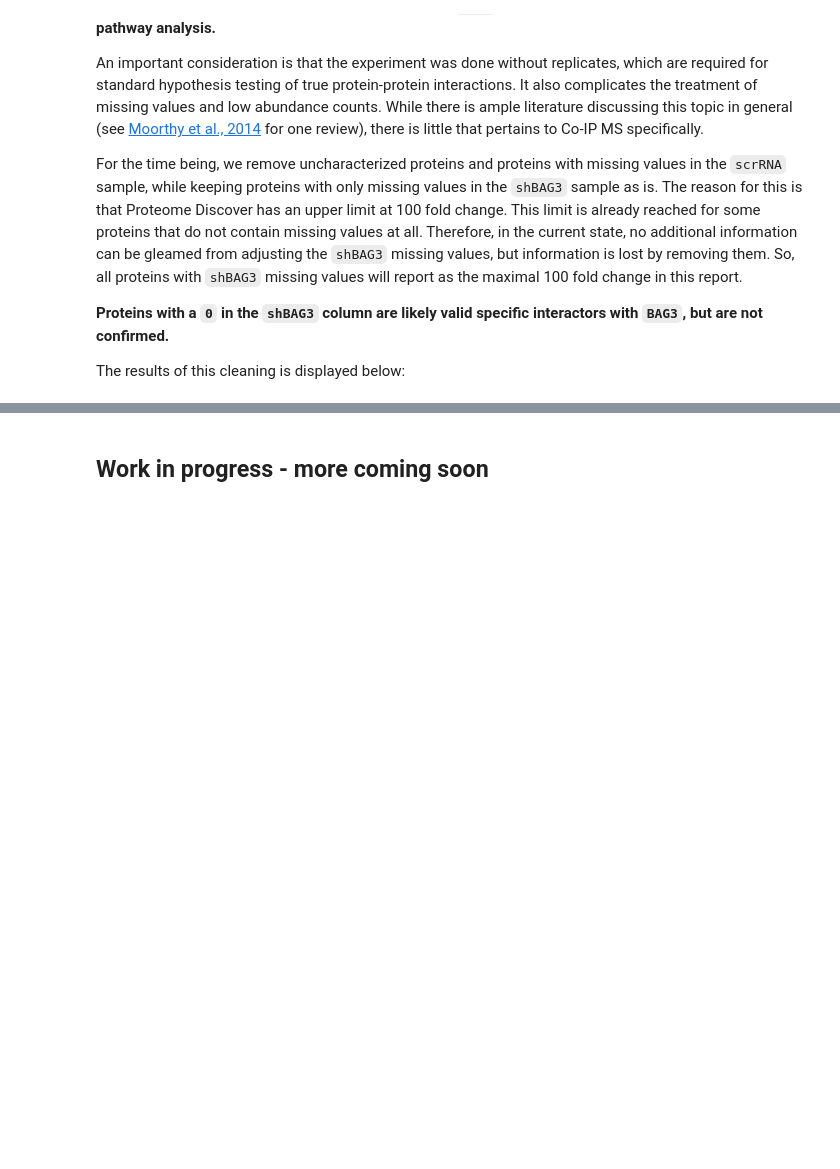
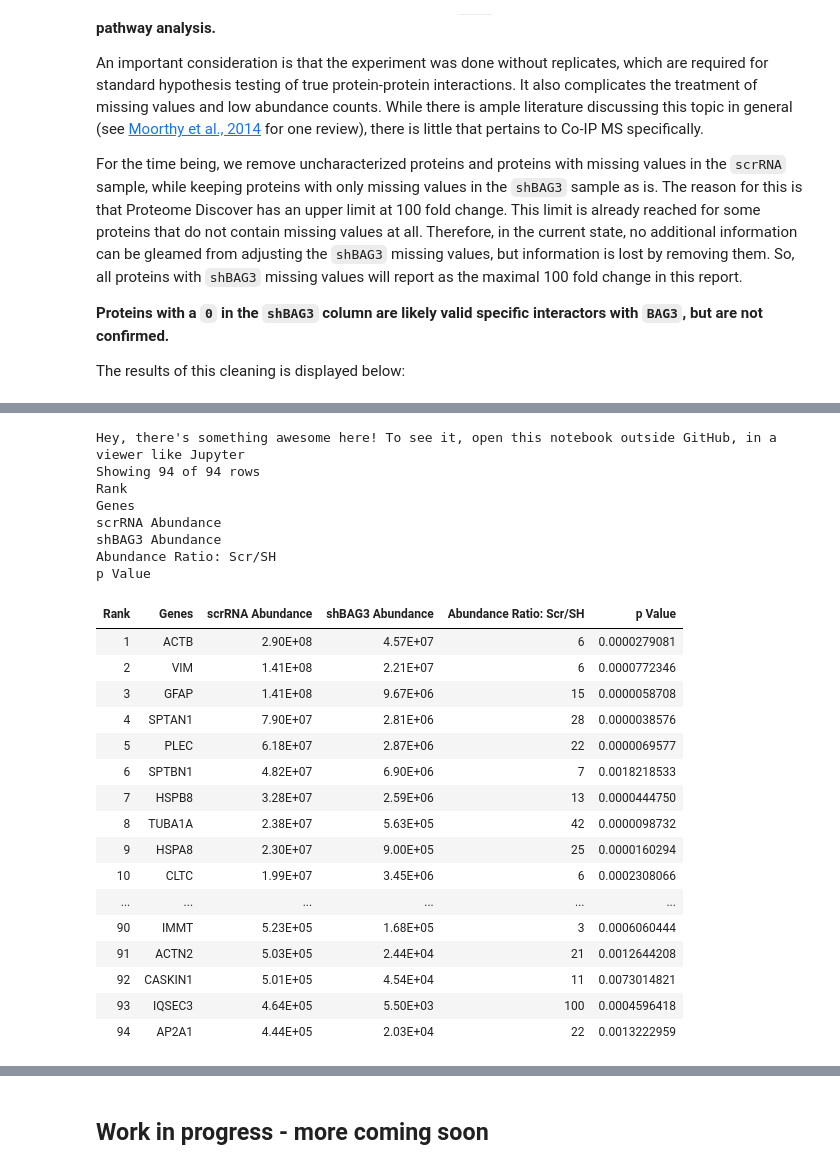
Before and after one commit to eturkes/bag3-co-ip, a Jupyter notebook: BAG3-co-ip/BAG3-co-ip.ipynb, the cells around one changed output, grey strips where cells are left out. Drawn from its saved outputs; the diff is of its cells as text; code cells hidden in the pictures; blank space fills up the shorter version.

```diff
--- a/BAG3-co-ip/BAG3-co-ip.ipynb
+++ b/BAG3-co-ip/BAG3-co-ip.ipynb
@@ -161,0 +174,66 @@ shBAG3 Abundance
+# %%
+high_abun_df = high_spec_df.copy()
+high_abun_df = high_abun_df[co_ip_cols]
+
+# Convert all values to float.
+for i in range(1, 4):
+    high_abun_df[co_ip_cols[i]] = pd.to_numeric(high_abun_df[co_ip_cols[i]])
+
+# Sort by "scrRNA Abundance", "Abundance Ratio: Scr/SH", and then "shBAG3 Abundance".
+high_abun_df.sort_values(by=[
+    co_ip_cols[2], co_ip_cols[3], co_ip_cols[1]
+], inplace=True, ascending=[False, False, True])
+
+# Convert Abundance columns to scientific notation.
+for i in range(2, 4):
+    for index, row in high_abun_df.iterrows():
+        high_abun_df.loc[index, co_ip_cols[i]] = "%.2E" % (row[co_ip_cols[i]])
+
+# Reorder columns by the sort order.
+new_order=[co_ip_cols[0], co_ip_cols[2], co_ip_cols[3], co_ip_cols[1]]
+high_abun_df=high_abun_df.reindex(columns=new_order)
+
+# Rank genes by the sort order.
+high_abun_df = high_abun_df.reset_index(drop=True)
+high_abun_df.index = high_abun_df.index + 1
+high_abun_df.insert(0, "Rank", high_abun_df.index)
+
+body = client_75340283764447f99797650de21e6211.get_object(
+    Bucket='bag3coip-donotdelete-pr-wlavvdgoryxgjb',Key='ibb.csv')['Body']
+if not hasattr(body, "__iter__"): body.__iter__ = types.MethodType( __iter__, body )
+ibb_df = pd.read_csv(body)
+
+ibb_df.index = ibb_df.index + 1
+high_abun_df = pd.concat([high_abun_df, ibb_df], axis=1)
+
+high_abun_df["p Value"] = pd.to_numeric(high_abun_df["p Value"])
+for index, row in high_abun_df.iterrows():
+    high_abun_df.loc[index, "p Value"] = "%.10f" % (row["p Value"])
+
+display(high_abun_df)
+# %% [output]
+Hey, there's something awesome here! To see it, open this notebook outside GitHub, in a viewer like Jupyter
+Showing 94 of 94 rows
+Rank
+Genes
+scrRNA Abundance
+shBAG3 Abundance
+Abundance Ratio: Scr/SH
+p Value
+| Rank | Genes | scrRNA Abundance | shBAG3 Abundance | Abundance Ratio: Scr/SH | p Value |
+| 1 | ACTB | 2.90E+08 | 4.57E+07 | 6 | 0.0000279081 |
+| 2 | VIM | 1.41E+08 | 2.21E+07 | 6 | 0.0000772346 |
+| 3 | GFAP | 1.41E+08 | 9.67E+06 | 15 | 0.0000058708 |
+| 4 | SPTAN1 | 7.90E+07 | 2.81E+06 | 28 | 0.0000038576 |
+| 5 | PLEC | 6.18E+07 | 2.87E+06 | 22 | 0.0000069577 |
+| 6 | SPTBN1 | 4.82E+07 | 6.90E+06 | 7 | 0.0018218533 |
+| 7 | HSPB8 | 3.28E+07 | 2.59E+06 | 13 | 0.0000444750 |
+| 8 | TUBA1A | 2.38E+07 | 5.63E+05 | 42 | 0.0000098732 |
+| 9 | HSPA8 | 2.30E+07 | 9.00E+05 | 25 | 0.0000160294 |
+| 10 | CLTC | 1.99E+07 | 3.45E+06 | 6 | 0.0002308066 |
+| ... | ... | ... | ... | ... | ... |
+| 90 | IMMT | 5.23E+05 | 1.68E+05 | 3 | 0.0006060444 |
+| 91 | ACTN2 | 5.03E+05 | 2.44E+04 | 21 | 0.0012644208 |
+| 92 | CASKIN1 | 5.01E+05 | 4.54E+04 | 11 | 0.0073014821 |
+| 93 | IQSEC3 | 4.64E+05 | 5.50E+03 | 100 | 0.0004596418 |
+| 94 | AP2A1 | 4.44E+05 | 2.03E+04 | 22 | 0.0013222959 |
```
Also changed, not shown: parts of 3 cells of this notebook.
